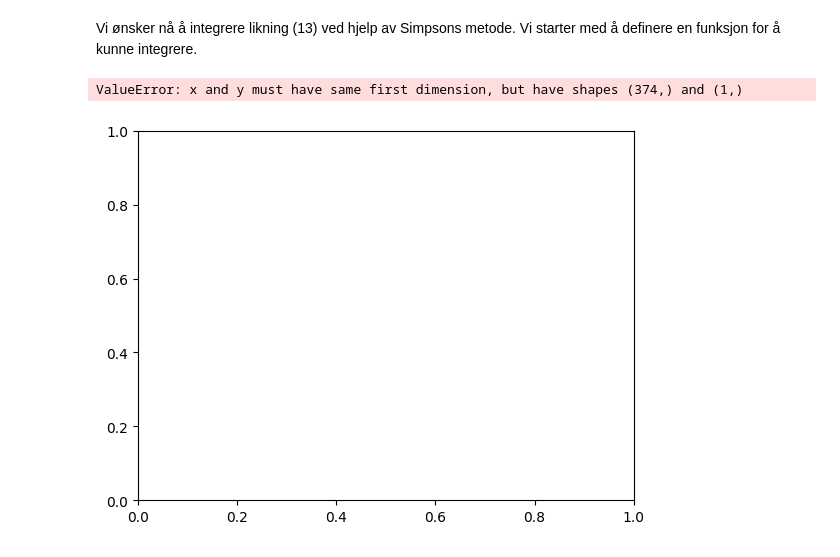
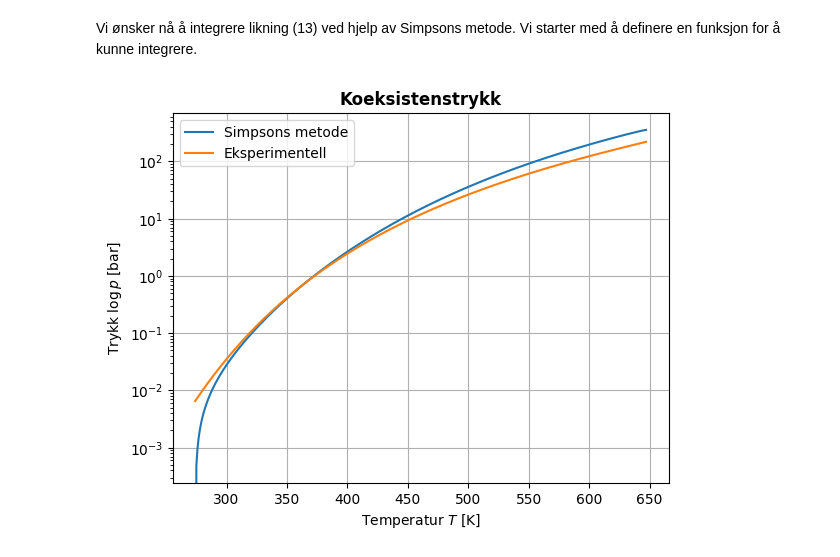
Before and after one commit to willidu/TMA4320, a Jupyter notebook: tekfys-prosjekt/oppgave2.ipynb, the cells around one changed output. Drawn from its saved outputs; the diff is of its cells as text; code cells hidden in the pictures.

```diff
--- a/tekfys-prosjekt/oppgave2.ipynb
+++ b/tekfys-prosjekt/oppgave2.ipynb
@@ -123,15 +165,19 @@ def simpsons(x, f):
     return sol
-# %%
-def dp(x):
-    return modelL(x, *paramsL) / (x * (modelVg(x, *paramsVG) - modelVv(x, *paramsVV)))
-
-p_clapeyron = simpsons(temp_arr, dp)
-
-p = [simpsons(t, t0=274, dp) for t in temp_arr]
-
-plt.plot(temp_arr, p_clapeyron, label="simpsons løsning")
-plt.legend()
-plt.show()
-# %% [output]
-ValueError: x and y must have same first dimension, but have shapes (374,) and (1,)
-[figure, removed]
+# %%
+def dp(T):
+    """ dp i bar """
+    return 1e3 * L(T) / (T * (Vg(T) - Vv(T)))
+
+vapor_pressure_exp = np.asarray([cp.PropsSI('P', 'T|twophase', t, 'Q', 0, 'Water') for t in temp_arr])
+p_clapeyron = [simpsons(dp, 274, t)*1e-5 for t in temp_arr]  # [bar]
+
+plt.semilogy(temp_arr, p_clapeyron, label="Simpsons metode")
+plt.semilogy(temp_arr, vapor_pressure_exp*1e-5, label='Eksperimentell')
+plt.xlabel('Temperatur $T$ [K]')
+plt.ylabel('Trykk $\log p$ [bar]')
+plt.title('Koeksistenstrykk', weight='bold')
+plt.legend()
+plt.grid()
+plt.show()
+# %% [output]
+[figure, added]
```
Also changed, not shown: parts of 11 cells of this notebook, 1 other file.
